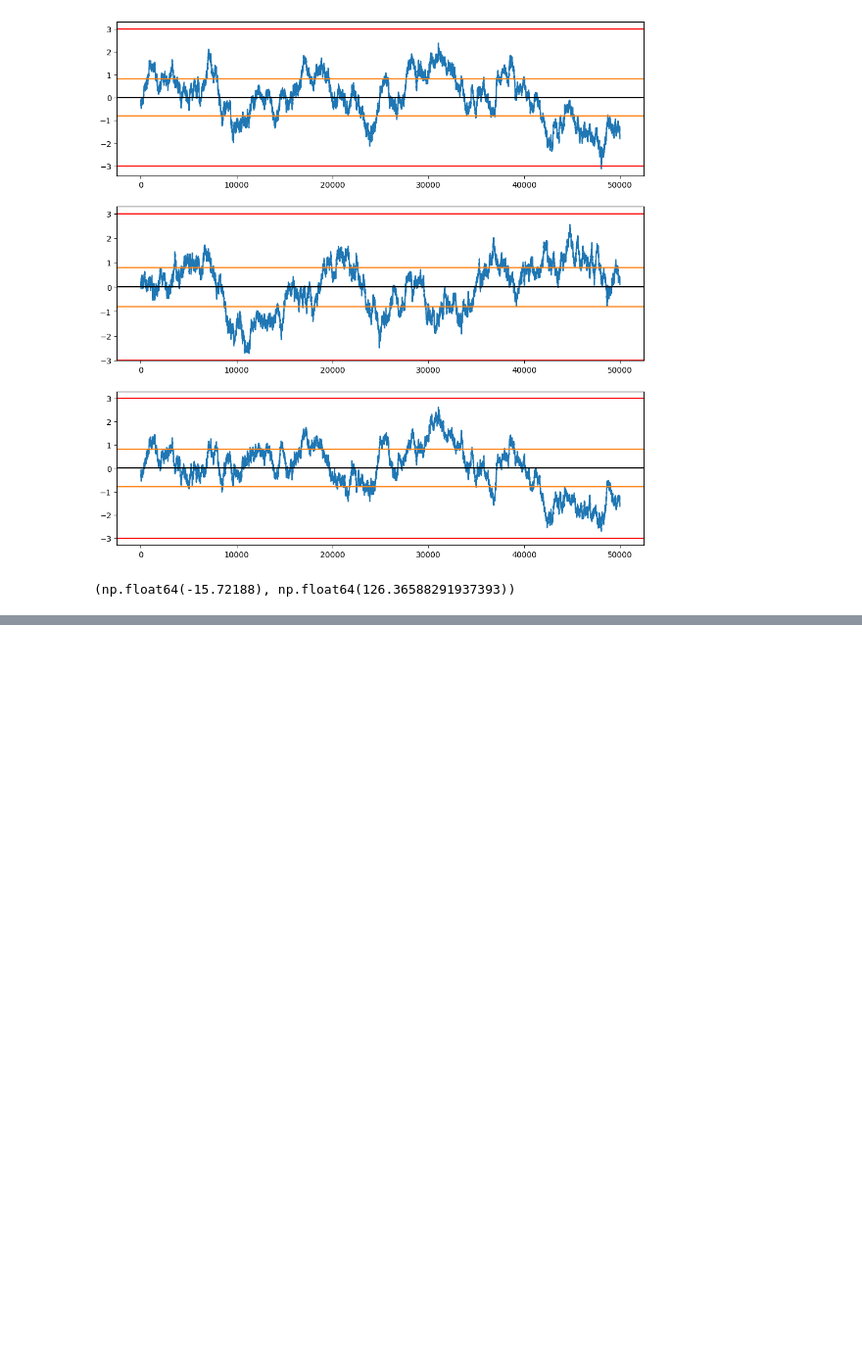
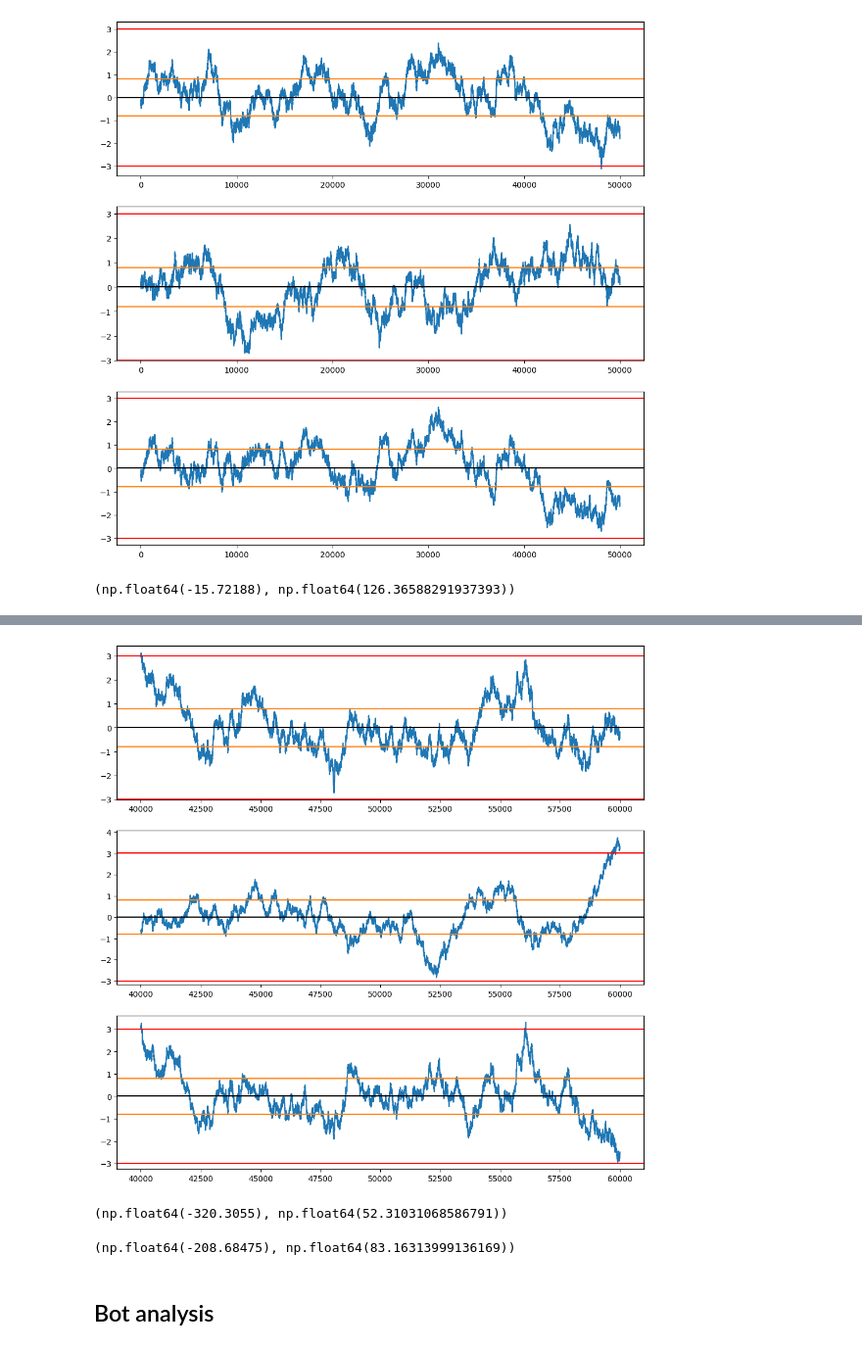
Before and after one commit to aemilani/imc-prosperity-3, a Jupyter notebook: notebooks/basket.ipynb, the cells around one changed output, grey strips where cells are left out. Shown at 98% size. Cells and saved outputs as stored; diff of their text form; code cells hidden in the pictures; blank space fills up the shorter version.

```diff
--- a/notebooks/basket.ipynb
+++ b/notebooks/basket.ipynb
@@ -424,0 +436,26 @@ spr3.mean(), spr3.std()
+# %%
+thr = 0.8
+
+fig, ax = plt.subplots(3, 1, figsize=(12, 12))
+for i, spr in enumerate([spr1, spr2, spr3]):
+    spr = spr.iloc[-20000:]
+    sprz = (spr - spr.mean()) / spr.std()
+    ax[i].plot(sprz)
+    ax[i].axhline(0, c='k')
+    ax[i].axhline(thr, c='tab:orange')
+    ax[i].axhline(-thr, c='tab:orange')
+    ax[i].axhline(3, c='r')
+    ax[i].axhline(-3, c='r')
+plt.show()
+# %% [output]
+[figure, added]
+# %%
+spr3.iloc[-20000:].mean(), spr3.iloc[-20000:].std()
+# %% [output]
+(np.float64(-320.3055), np.float64(52.31031068586791))
+# %%
+spr3.iloc[-10000:].mean(), spr3.iloc[-10000:].std()
+# %% [output]
+(np.float64(-208.68475), np.float64(83.16313999136169))
+# %% [markdown]
+## Bot analysis
```
Also changed, not shown: parts of 29 cells of this notebook, 14 other files.
